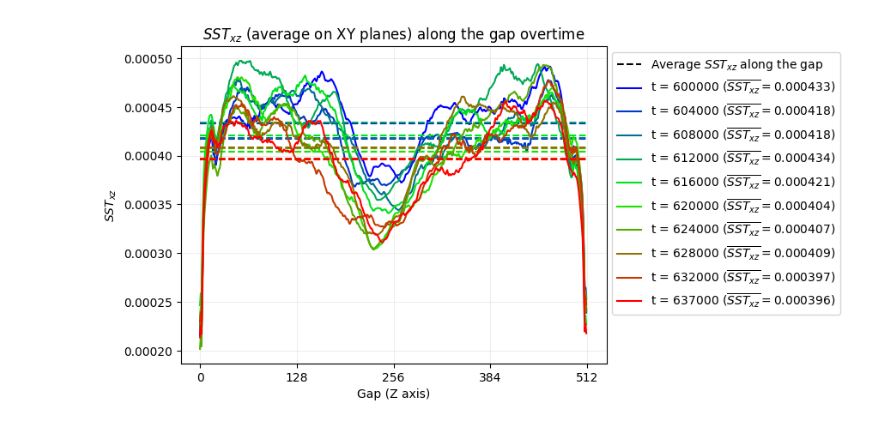
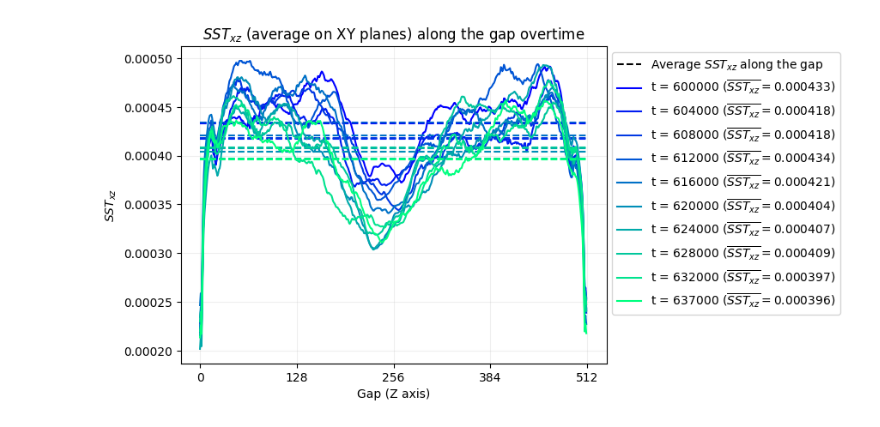
Before and after one commit to mattiamencagli/my-python-plots, a Jupyter notebook: Flow_Matters/SST_statistics.ipynb, the cells around one changed output. Saved outputs shown, nothing was run; the diff lists cells and outputs as text; code cells hidden in the pictures.

```diff
--- a/Flow_Matters/SST_statistics.ipynb
+++ b/Flow_Matters/SST_statistics.ipynb
@@ -26,35 +26,41 @@ with open(direc+"sst_yy.dat", 'r') as f:
     SSTyy = np.loadtxt(f)
 with open(direc+"sst_yz.dat", 'r') as f:
     SSTyz = np.loadtxt(f)
 with open(direc+"sst_zz.dat", 'r') as f:
     SSTzz = np.loadtxt(f)
 
 #col = ['#1f77b4', '#ff7f0e', '#2ca02c', '#d62728', '#9467bd', '#8c564b', '#e377c2', '#7f7f7f', '#bcbd22', '#17becf']
 num = 10
 
-rgb_colors = [(0,0,1), (0,1,0), (1,0,0)]
-custom_cmap = mcolors.LinearSegmentedColormap.from_list("my_cmap", rgb_colors, N=256)
+if 0:
+    rgb_colors = [(0,0,1), (0,1,0), (1,0,0)]
+    custom_cmap = mcolors.LinearSegmentedColormap.from_list("my_cmap", rgb_colors, N=256)
+    gradient = np.linspace(0, 1, 256).reshape(1, 256)
+    plt.imshow(gradient, aspect=10, cmap=custom_cmap)
+    plt.axis('off')
+    plt.title("Custom Colormap Preview")
+    plt.show()
 
-# col = [cm.winter(i/(num-1)) for i in range(num)]
-col = [custom_cmap(i/(num-1)) for i in range(num)]
+col = [cm.winter(i/(num-1)) for i in range(num)]
+#col = [custom_cmap(i/(num-1)) for i in range(num)]
 
 off = 600000
 dt  = 1000
 N   = len(SSTyz[:,0])
 pl  = np.linspace(0,N-1,num, dtype=int)
 
 plt.figure(1)
 i=0
 plt.plot([], [], ' ',linestyle='--', color='black', label=r'Average $SST_{xz}$ along the gap')
 for j in pl:
     plt.plot(SSTxz[j,:], color=col[i], label=r"t = %d ($\overline{SST_{xz}}=%f$)"%(j*dt+off,np.average(SSTxz[j,:])))
     plt.hlines(np.average(SSTxz[j,:]), 0, 512, color=col[i], linestyle='--')
     i += 1
 plt.xlabel("Gap (Z axis)")
 plt.ylabel(r"$SST_{xz}$")
 plt.xticks([0,128,256,128+256,512])
 plt.title(r"$SST_{xz}$ (average on XY planes) along the gap overtime")
 plt.legend(loc='upper left', bbox_to_anchor=(1, 1))
 plt.grid(alpha=0.2)
 # %% [output]
-[figure, old version]
+[figure, new version]
```
